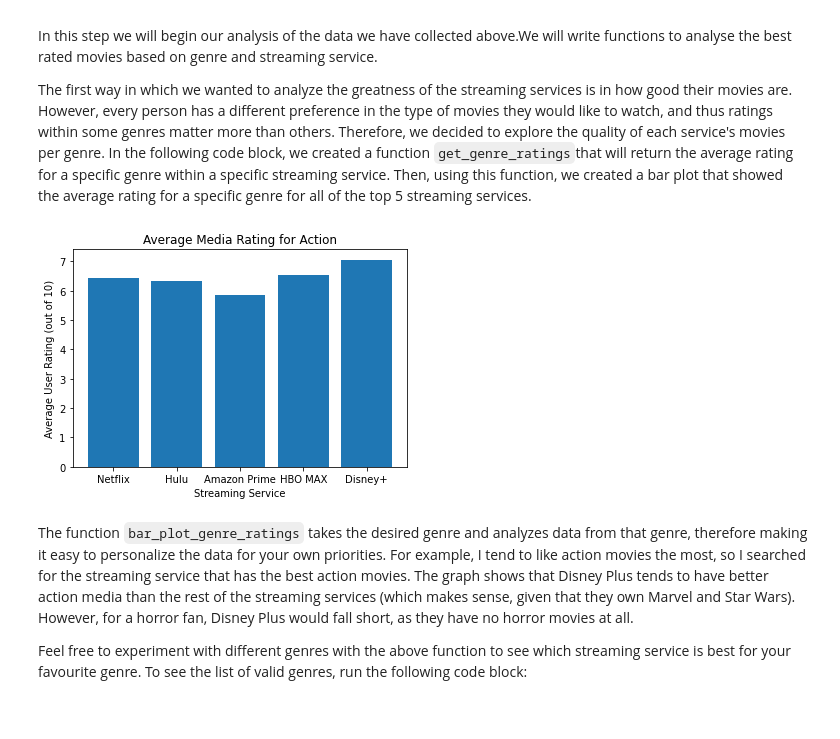
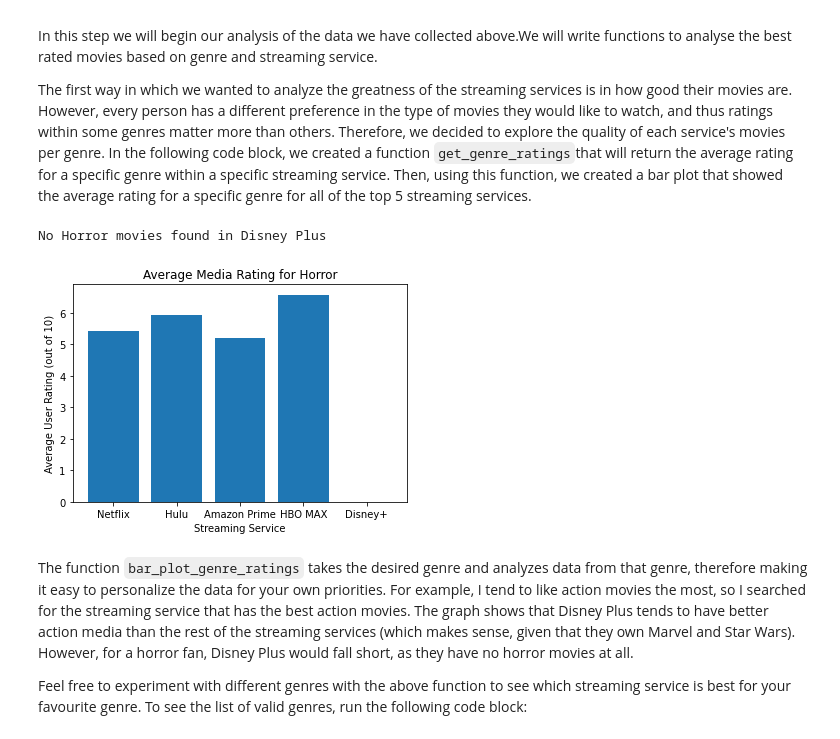
Before and after one commit to olincollege/superior-streaming-service, a Jupyter notebook: superior-movie-service.ipynb, the cells around one changed output. Cells and saved outputs as stored; diff of their text form; code cells hidden in the pictures.

```diff
--- a/superior-movie-service.ipynb
+++ b/superior-movie-service.ipynb
@@ -44,9 +44,10 @@ The first way in which we wanted to analyze the greatness of the streaming servi
 # %%
 import api
 
-api.bar_plot_genre_ratings("Action")
+api.bar_plot_genre_ratings("Horror")
 # %% [output]
+No Horror movies found in Disney Plus
-[figure, old version]
+[figure, new version]
 # %% [markdown]
 The function `bar_plot_genre_ratings` takes the desired genre and analyzes data from that genre, therefore making it easy to personalize the data for your own priorities. For example, I tend to like action movies the most, so I searched for the streaming service that has the best action movies. The graph shows that Disney Plus tends to have better action media than the rest of the streaming services (which makes sense, given that they own Marvel and Star Wars). However, for a horror fan, Disney Plus would fall short, as they have no horror movies at all.
 
```
Also changed, not shown: parts of 4 cells of this notebook, 1 other file.
